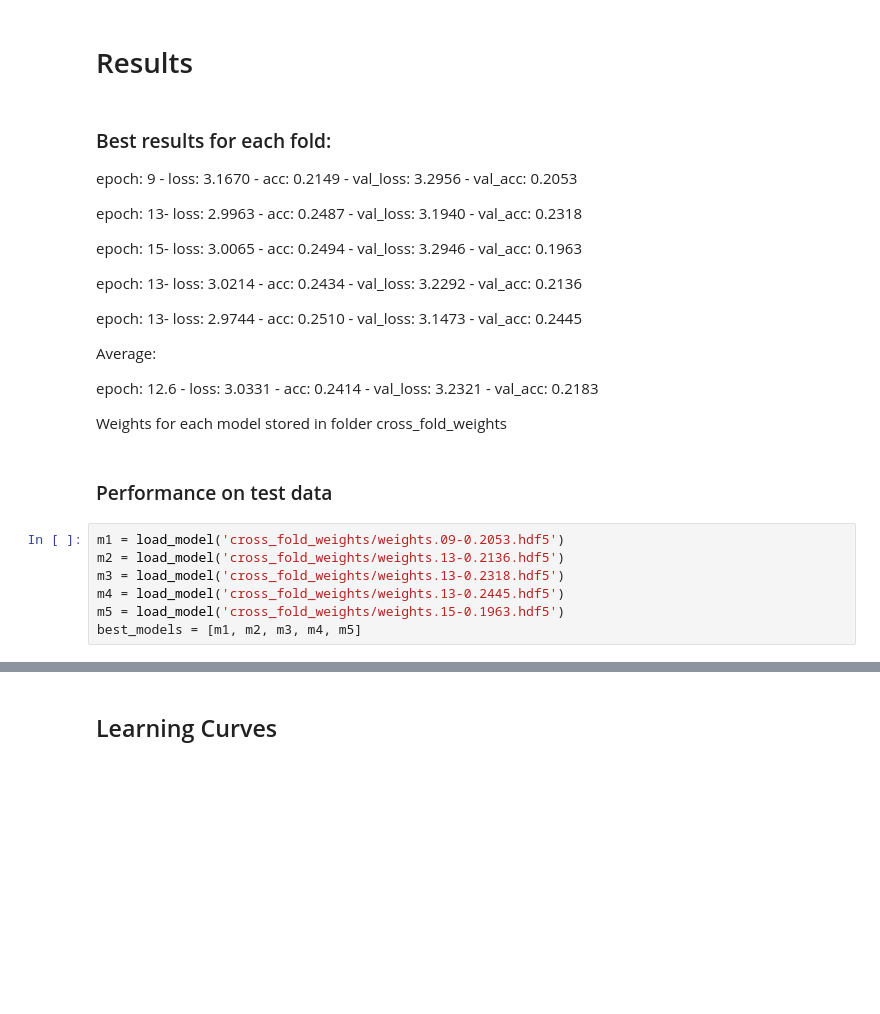
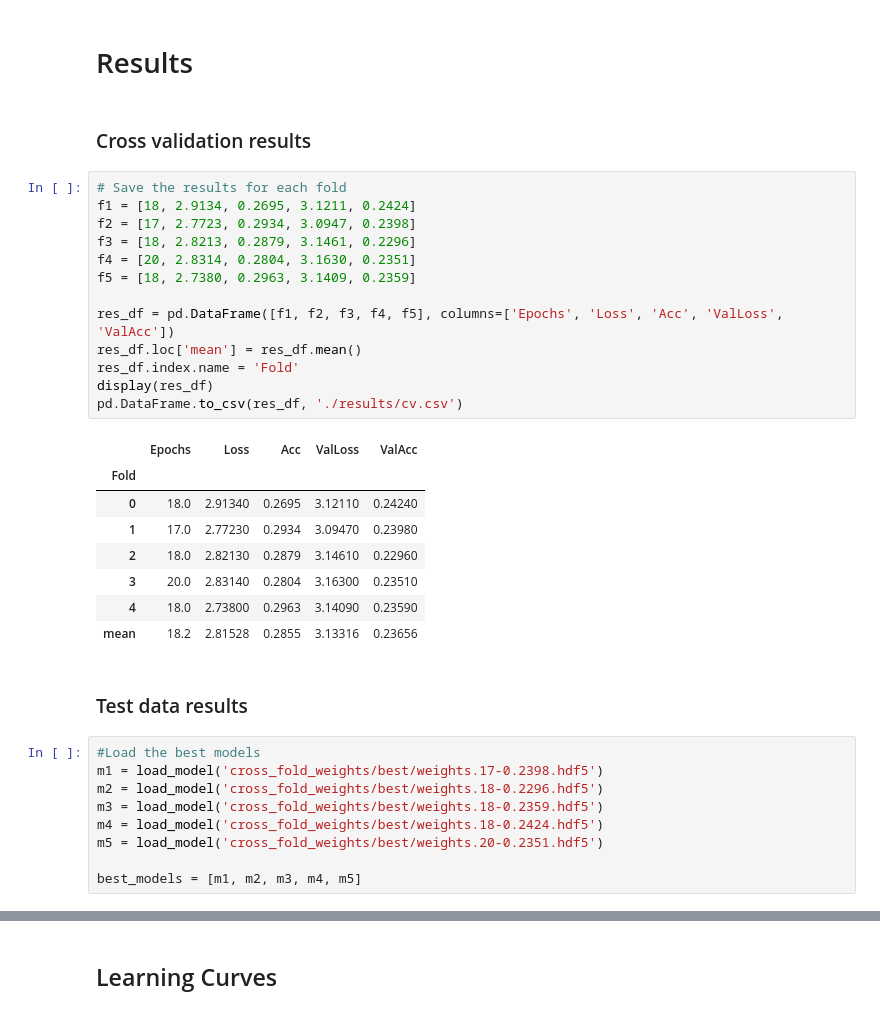
Before and after one commit to laureleo/chord-prediction, a Jupyter notebook: Generate_results.ipynb, the cells around one changed output, grey strips where cells are left out. Saved outputs shown, nothing was run; the diff lists cells and outputs as text; blank space fills up the shorter version.

```diff
--- a/Generate_results.ipynb
+++ b/Generate_results.ipynb
@@ -151,30 +157,39 @@ Epoch 00018: early stopping
 # %% [markdown]
 # Results
-# %% [markdown]
-### Best results for each fold:
-epoch: 9 - loss: 3.1670 - acc: 0.2149 - val_loss: 3.2956 - val_acc: 0.2053
-
-epoch: 13- loss: 2.9963 - acc: 0.2487 - val_loss: 3.1940 - val_acc: 0.2318
-
-epoch: 15- loss: 3.0065 - acc: 0.2494 - val_loss: 3.2946 - val_acc: 0.1963
-
-epoch: 13- loss: 3.0214 - acc: 0.2434 - val_loss: 3.2292 - val_acc: 0.2136
-
-epoch: 13- loss: 2.9744 - acc: 0.2510 - val_loss: 3.1473 - val_acc: 0.2445
-
-Average:
-
-epoch: 12.6 - loss: 3.0331 - acc: 0.2414 - val_loss: 3.2321 - val_acc: 0.2183
-
-Weights for each model stored in folder cross_fold_weights
-# %% [markdown]
-### Performance on test data
+# %% [markdown]
+### Cross validation results
+# %%
+# Save the results for each fold
+f1 = [18, 2.9134, 0.2695, 3.1211, 0.2424]
+f2 = [17, 2.7723, 0.2934, 3.0947, 0.2398]
+f3 = [18, 2.8213, 0.2879, 3.1461, 0.2296]
+f4 = [20, 2.8314, 0.2804, 3.1630, 0.2351]
+f5 = [18, 2.7380, 0.2963, 3.1409, 0.2359]
+
+res_df = pd.DataFrame([f1, f2, f3, f4, f5], columns=['Epochs', 'Loss', 'Acc', 'ValLoss', 'ValAcc'])
+res_df.loc['mean'] = res_df.mean()
+res_df.index.name = 'Fold'
+display(res_df)
+pd.DataFrame.to_csv(res_df, './results/cv.csv')
+# %% [output]
+|  | Epochs | Loss | Acc | ValLoss | ValAcc |
+| Fold |  |  |  |  |  |
+| 0 | 18.0 | 2.91340 | 0.2695 | 3.12110 | 0.24240 |
+| 1 | 17.0 | 2.77230 | 0.2934 | 3.09470 | 0.23980 |
+| 2 | 18.0 | 2.82130 | 0.2879 | 3.14610 | 0.22960 |
+| 3 | 20.0 | 2.83140 | 0.2804 | 3.16300 | 0.23510 |
+| 4 | 18.0 | 2.73800 | 0.2963 | 3.14090 | 0.23590 |
+| mean | 18.2 | 2.81528 | 0.2855 | 3.13316 | 0.23656 |
+# %% [markdown]
+### Test data results
 # %%
-m1 = load_model('cross_fold_weights/weights.09-0.2053.hdf5')
-m2 = load_model('cross_fold_weights/weights.13-0.2136.hdf5')
-m3 = load_model('cross_fold_weights/weights.13-0.2318.hdf5')
-m4 = load_model('cross_fold_weights/weights.13-0.2445.hdf5')
-m5 = load_model('cross_fold_weights/weights.15-0.1963.hdf5')
+#Load the best models
+m1 = load_model('cross_fold_weights/best/weights.17-0.2398.hdf5')
+m2 = load_model('cross_fold_weights/best/weights.18-0.2296.hdf5')
+m3 = load_model('cross_fold_weights/best/weights.18-0.2359.hdf5')
+m4 = load_model('cross_fold_weights/best/weights.18-0.2424.hdf5')
+m5 = load_model('cross_fold_weights/best/weights.20-0.2351.hdf5')
+
 best_models = [m1, m2, m3, m4, m5]
 # %%
 prob_dist = 0
```
Also changed, not shown: parts of 10 cells of this notebook, 17 other files.
